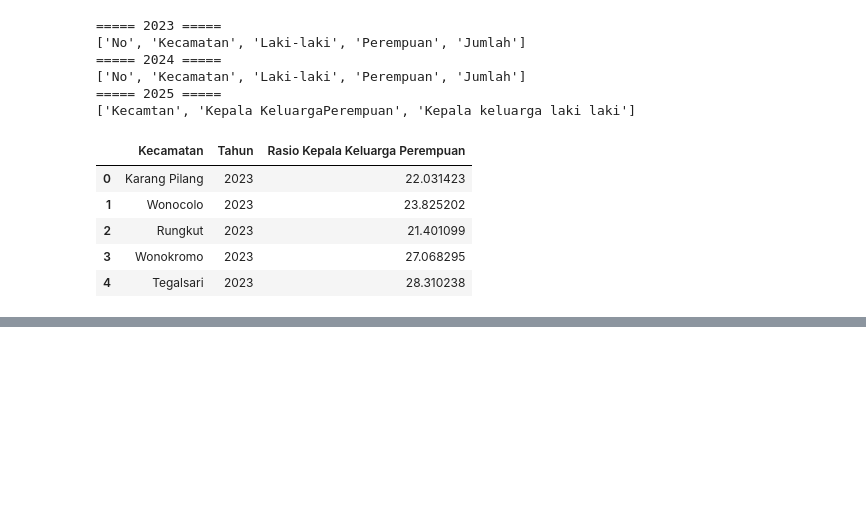
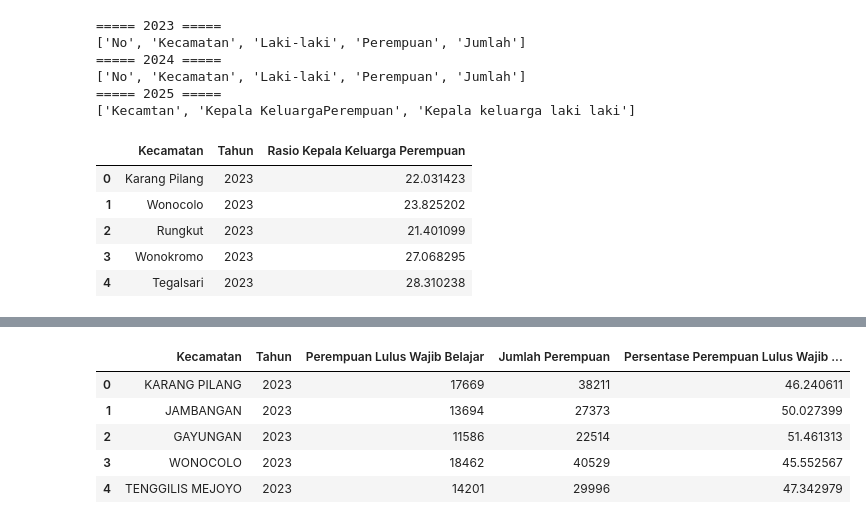
Before and after one commit to difta11/womanguard-index-surabaya, a Jupyter notebook: wgi_new_var.ipynb, the cells around one changed output, grey strips where cells are left out. Cells and saved outputs as stored; diff of their text form; code cells hidden in the pictures; blank space fills up the shorter version.

```diff
--- a/wgi_new_var.ipynb
+++ b/wgi_new_var.ipynb
@@ -509,0 +651,63 @@ print(x6_final.head())
+# %%
+gabungan = []
+
+for tahun in range(2023, 2026):
+
+    df = globals()[f"x5_{tahun}"].copy()
+
+    temp = pd.DataFrame({
+        "Kecamatan": df.iloc[:, 0],
+        "Tahun": tahun,
+        "Perempuan Lulus Wajib Belajar": (
+            df.iloc[:, 10] +   # SLTA Perempuan
+            df.iloc[:, 12] +   # D1/D2 Perempuan
+            df.iloc[:, 14] +   # D3 Perempuan
+            df.iloc[:, 16] +   # D4/S1 Perempuan
+            df.iloc[:, 18] +   # S2 Perempuan
+            df.iloc[:, 20]     # S3 Perempuan
+        )
+    })
+
+    gabungan.append(temp)
+
+# Gabungkan seluruh tahun
+x5_final = pd.concat(gabungan, ignore_index=True)
+
+# Normalisasi nama kecamatan
+x5_final = normalisasi_kecamatan(x5_final)
+jumlah_perempuan = normalisasi_kecamatan(jumlah_perempuan)
+
+# Merge jumlah perempuan
+x5_final = x5_final.merge(
+    jumlah_perempuan,
+    on=["Kecamatan", "Tahun"],
+    how="left"
+)
+
+# Hitung persentase
+x5_final["Persentase Perempuan Lulus Wajib Belajar"] = (
+    x5_final["Perempuan Lulus Wajib Belajar"]
+    / x5_final["Jumlah Perempuan"]
+) * 100
+
+# Susun kolom
+x5_final = x5_final[[
+    "Kecamatan",
+    "Tahun",
+    "Perempuan Lulus Wajib Belajar",
+    "Jumlah Perempuan",
+    "Persentase Perempuan Lulus Wajib Belajar"
+]]
+
+x5_final.to_csv("D:\KULIAH\Project\womanguard-index-surabaya\Data terbaru dip\X5 Persentase Perempuan Lulus Wajib Belajar\X5_Persentase Perempuan Lulus.csv",
+                index=False,
+                encoding="utf-8-sig")
+
+x5_final.head()
+# %% [output]
+|  | Kecamatan | Tahun | Perempuan Lulus Wajib Belajar | Jumlah Perempuan | Persentase Perempuan Lulus Wajib ... |
+| 0 | KARANG PILANG | 2023 | 17669 | 38211 | 46.240611 |
+| 1 | JAMBANGAN | 2023 | 13694 | 27373 | 50.027399 |
+| 2 | GAYUNGAN | 2023 | 11586 | 22514 | 51.461313 |
+| 3 | WONOCOLO | 2023 | 18462 | 40529 | 45.552567 |
+| 4 | TENGGILIS MEJOYO | 2023 | 14201 | 29996 | 47.342979 |
```
Also changed, not shown: parts of 17 cells of this notebook, 8 other files.
